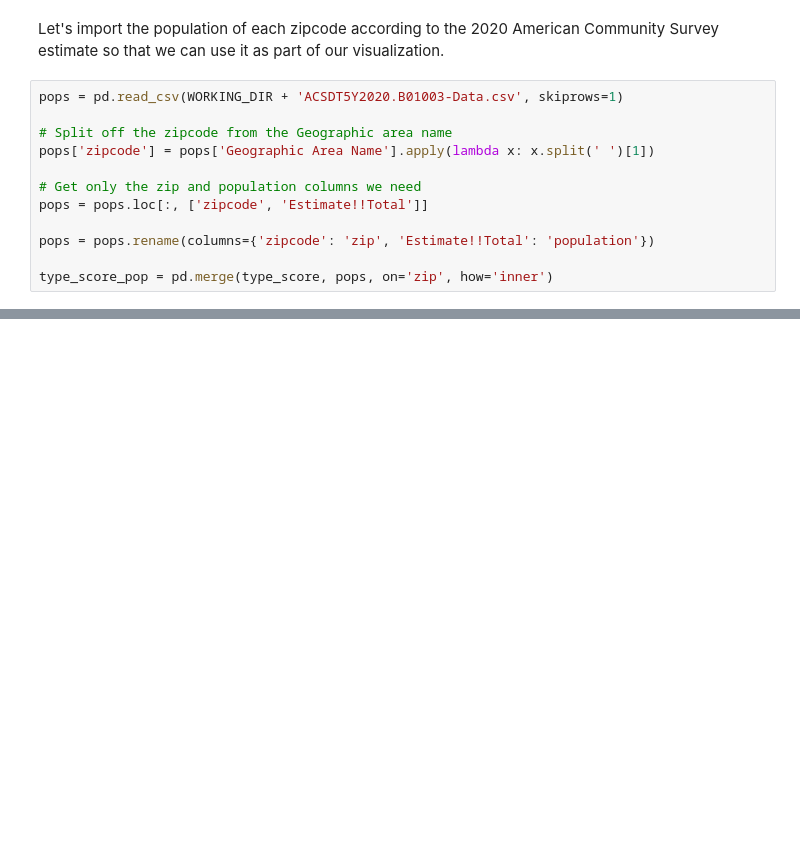
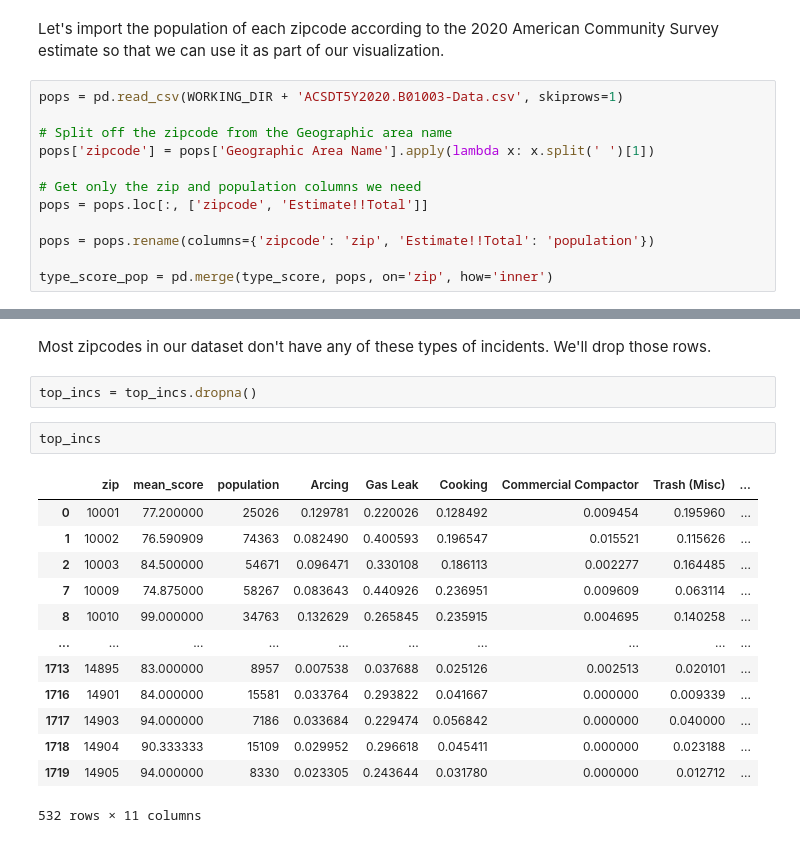
Before and after one commit to jackvandeleuv/fire_data_linkage, a Jupyter notebook: incident_type_by_zip.ipynb, the cells around one changed output, grey strips where cells are left out. Cells and saved outputs as stored; diff of their text form; blank space fills up the shorter version.

```diff
--- a/incident_type_by_zip.ipynb
+++ b/incident_type_by_zip.ipynb
@@ -280,0 +307,20 @@ result
+# %% [markdown]
+Most zipcodes in our dataset don't have any of these types of incidents. We'll drop those rows.
+# %%
+top_incs = top_incs.dropna()
+# %%
+top_incs
+# %% [output]
+|  | zip | mean_score | population | Arcing | Gas Leak | Cooking | Commercial Compactor | Trash (Misc) | ... |
+| 0 | 10001 | 77.200000 | 25026 | 0.129781 | 0.220026 | 0.128492 | 0.009454 | 0.195960 | ... |
+| 1 | 10002 | 76.590909 | 74363 | 0.082490 | 0.400593 | 0.196547 | 0.015521 | 0.115626 | ... |
+| 2 | 10003 | 84.500000 | 54671 | 0.096471 | 0.330108 | 0.186113 | 0.002277 | 0.164485 | ... |
+| 7 | 10009 | 74.875000 | 58267 | 0.083643 | 0.440926 | 0.236951 | 0.009609 | 0.063114 | ... |
+| 8 | 10010 | 99.000000 | 34763 | 0.132629 | 0.265845 | 0.235915 | 0.004695 | 0.140258 | ... |
+| ... | ... | ... | ... | ... | ... | ... | ... | ... | ... |
+| 1713 | 14895 | 83.000000 | 8957 | 0.007538 | 0.037688 | 0.025126 | 0.002513 | 0.020101 | ... |
+| 1716 | 14901 | 84.000000 | 15581 | 0.033764 | 0.293822 | 0.041667 | 0.000000 | 0.009339 | ... |
+| 1717 | 14903 | 94.000000 | 7186 | 0.033684 | 0.229474 | 0.056842 | 0.000000 | 0.040000 | ... |
+| 1718 | 14904 | 90.333333 | 15109 | 0.029952 | 0.296618 | 0.045411 | 0.000000 | 0.023188 | ... |
+| 1719 | 14905 | 94.000000 | 8330 | 0.023305 | 0.243644 | 0.031780 | 0.000000 | 0.012712 | ... |
+532 rows × 11 columns
```
Also changed, not shown: parts of 17 cells of this notebook.
